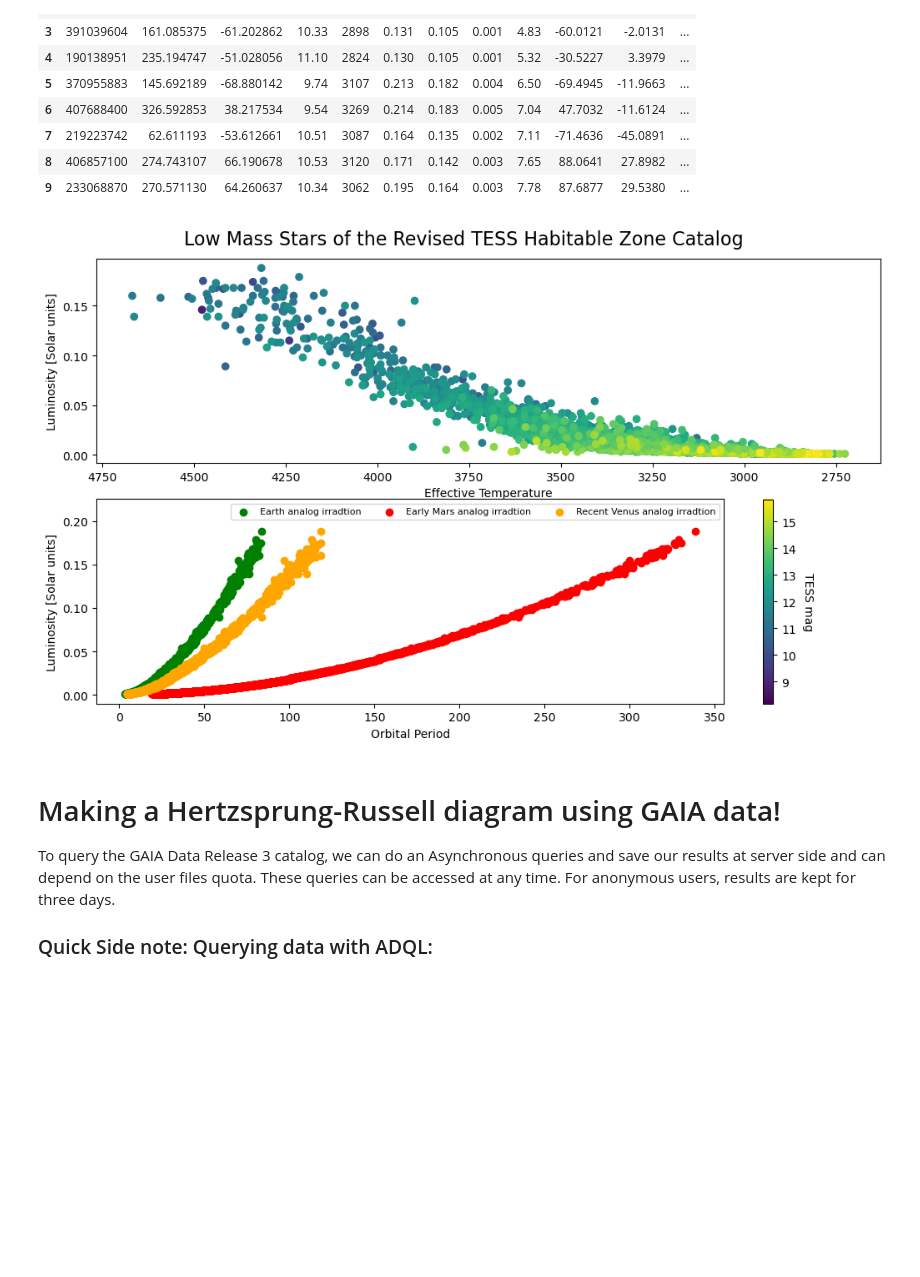
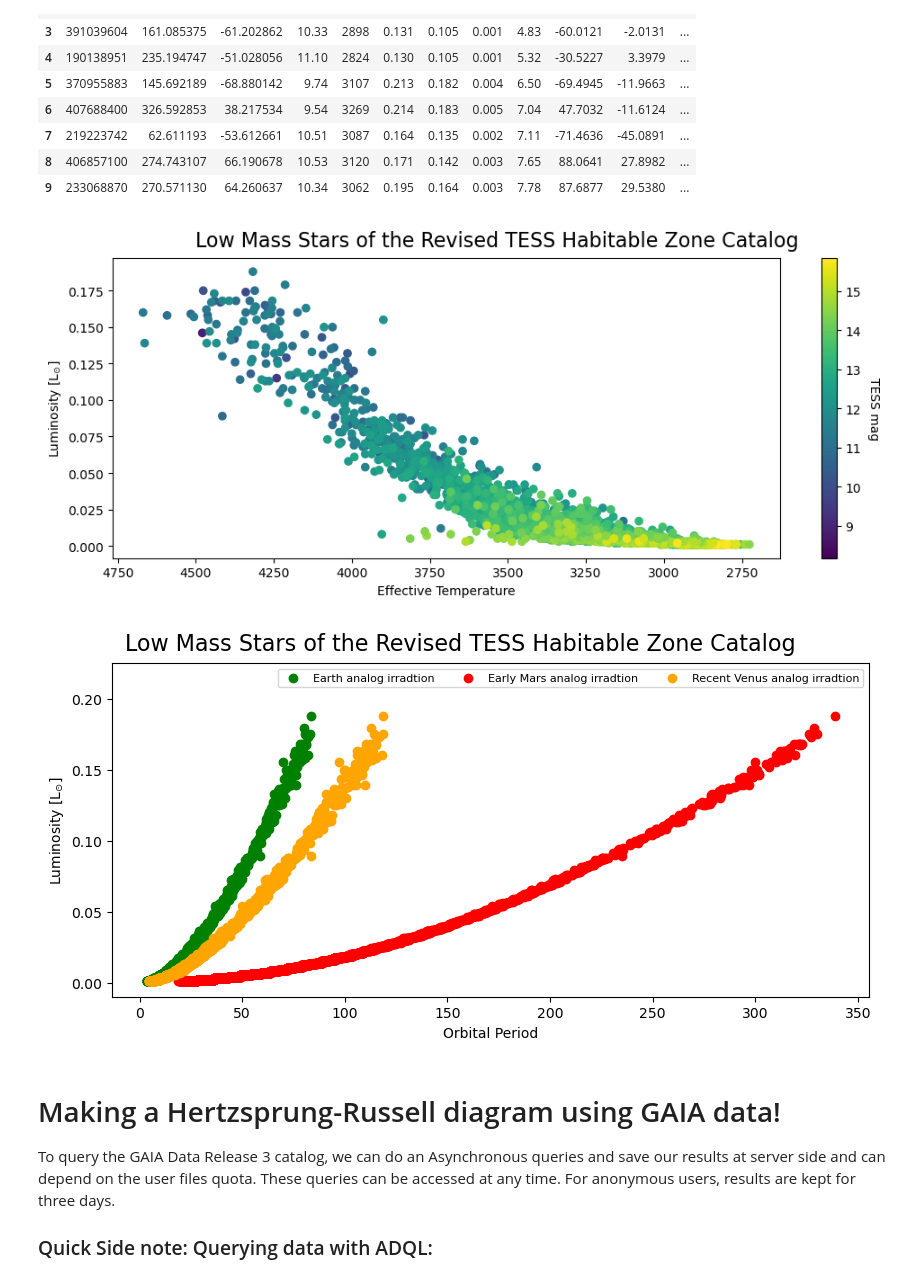
Before and after one commit to daxfeliz/cunybridgebootcamp, a Jupyter notebook: current_and_past_sites/2023_notebooks/Session_05/11_Astroquery.ipynb, the cells around one changed output. Drawn from its saved outputs; the diff is of its cells as text; code cells hidden in the pictures; blank space fills up the shorter version.

```diff
--- a/current_and_past_sites/2023_notebooks/Session_05/11_Astroquery.ipynb
+++ b/current_and_past_sites/2023_notebooks/Session_05/11_Astroquery.ipynb
@@ -94,30 +94,35 @@ catalog.head(10)
 | 9 | 233068870 | 270.571130 | 64.260637 | 10.34 | 3062 | 0.195 | 0.164 | 0.003 | 7.78 | 87.6877 | 29.5380 | ... |
 # %%
 import matplotlib.pyplot as plt
-fig = plt.figure(figsize=(10,6))
-ax1=fig.add_subplot(211)
-ax2=fig.add_subplot(212)
+fig = plt.figure(figsize=(10,4))
+ax1=fig.add_subplot(111)
+
 sc1=ax1.scatter(catalog['Teff'],catalog['Lum'],c=catalog['Tmag'])
 ax1.set_xlabel('Effective Temperature')
-ax1.set_ylabel('Luminosity [Solar units]')
+ax1.set_ylabel(r'Luminosity [L$_{\odot}$]')
 ax1.invert_xaxis()
 cbar1=fig.colorbar(sc1)
 cbar1.ax.set_ylabel('TESS mag', rotation=270,labelpad=15)
+fig.suptitle('Low Mass Stars of the Revised TESS Habitable Zone Catalog',x=0.5,y=1.02,fontsize=16)
+fig.tight_layout(pad=0)
+plt.show()
 
-
+fig = plt.figure(figsize=(8.25,4))
+ax2=fig.add_subplot(111)
 ax2.scatter(catalog['PerEA'],catalog['Lum'],c='green',label='Earth analog irradtion')
 ax2.scatter(catalog['PerEM'],catalog['Lum'],c='Red',label='Early Mars analog irradtion')
 ax2.scatter(catalog['PerRV'],catalog['Lum'],c='orange',label='Recent Venus analog irradtion')
 ax2.set_xlabel('Orbital Period')
-ax2.set_ylabel('Luminosity [Solar units]')
+ax2.set_ylabel(r'Luminosity [L$_{\odot}$]')
 ax2.legend(loc='upper right',fontsize=8,ncol=3)
 ax2.set_ylim(-0.01,0.225)
 
 fig.suptitle('Low Mass Stars of the Revised TESS Habitable Zone Catalog',x=0.5,y=1.02,fontsize=16)
 fig.tight_layout(pad=0)
 plt.show()
 # %% [output]
-[figure, old version]
+[figure, new version]
+[figure, added]
 # %% [markdown]
 # Making a Hertzsprung-Russell diagram using GAIA data!
 
```
Also changed, not shown: parts of 1 cell of this notebook, 8 other files.
